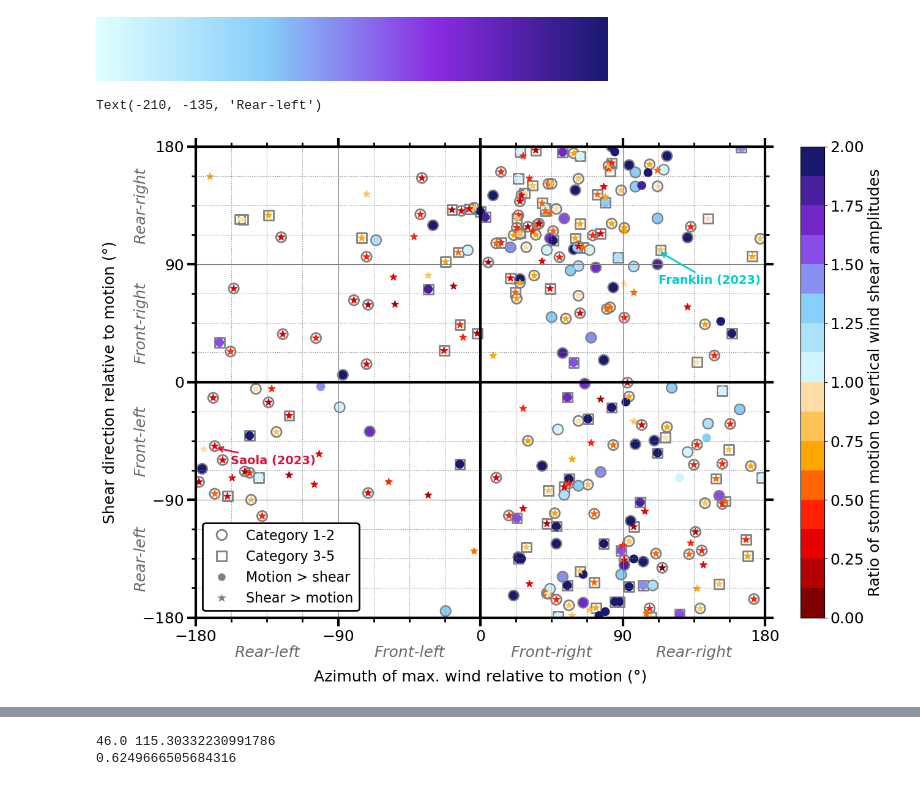
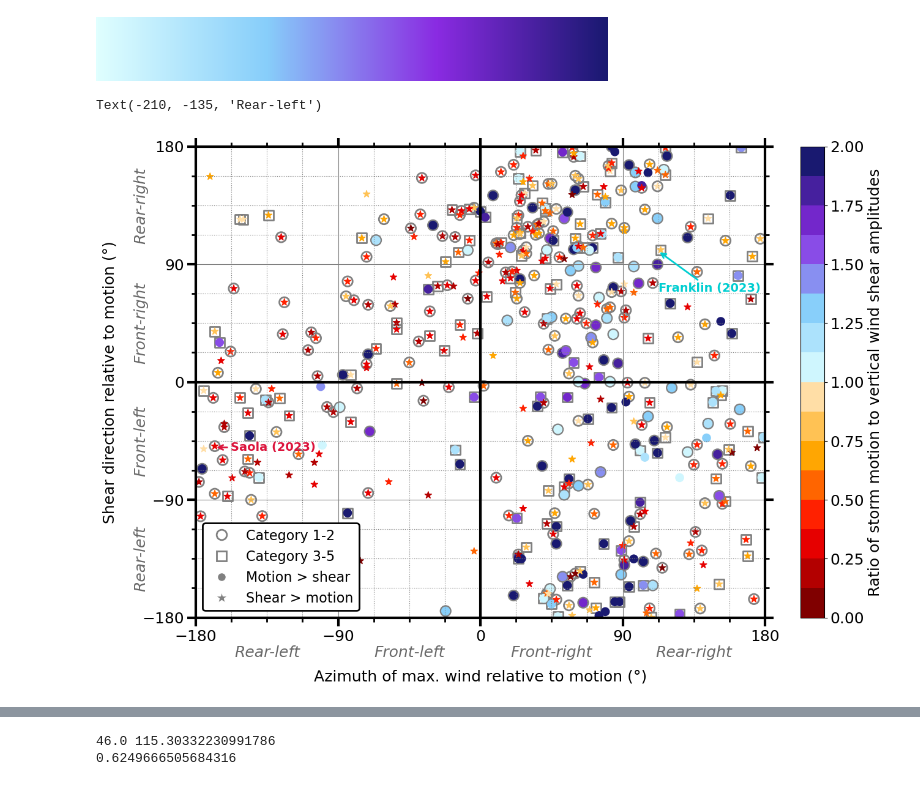
Before and after one commit to Arthur117/TCsLifeMonitFromObs, a Jupyter notebook: winddirection/PRJCT_TCBL/02_ASYMM_SHEAR_MOTION.ipynb, the cells around one changed output, grey strips where cells are left out. Saved outputs shown, nothing was run; the diff lists cells and outputs as text; code cells hidden in the pictures.

```diff
--- a/winddirection/PRJCT_TCBL/02_ASYMM_SHEAR_MOTION.ipynb
+++ b/winddirection/PRJCT_TCBL/02_ASYMM_SHEAR_MOTION.ipynb
@@ -409,8 +412,8 @@ array([ 0.   ,  0.125,  0.25 ,  0.375,  0.5  ,  0.625,  0.75 ,  0.875,
 dsa        = xr.merge([d.sel(time=dsa_raw.time), dsa_raw], join="inner")
 
 # Update Southern hemisphere storms
-dsa['storm_dir_adjusted']               = dsa['storm_dir_ibt'].copy(deep=True) # No change as I am not sure, just remove SH storms
-# dsa['storm_dir_adjusted'][dsa.lat < 0] += 180
+shear_sym      = (2 * dsa.storm_dir_ibt - dsa.wsd_pmd) % 360
+dsa['wsd_pmd'] = xr.where(dsa.lat < 0, shear_sym, dsa.wsd_pmd)
 
 # Transform r into r*
 dsa['rad'] = dsa['rad'] / dsa.rmx
@@ -420,10 +423,11 @@ for t in tqdm(range(len(dsa.time))):
 dsa_ = xr.concat(l_dsa_, dim='time')
 
 # FILTERS
-keep = (
-    # (dsa_.vts == 360)
-    (dsa_.lat > 0)
-    # (dsa.vmx > 33)
-)
+keep = True
+# keep = (
+#     # (dsa_.vts == 360)
+#     (dsa_.lat > 0)
+#     # (dsa.vmx > 33)
+# )
 dsa_['keep'] = keep
 # %%
@@ -895,7 +899,7 @@ ax1.axvspan(0, 1, color='lightgrey', alpha=0.7, label='_nolegend_', zorder=0)
 
 # Set plot 1 properties
 ax1.set_xlabel(r'Normalized radius $r_{*} = \frac{r}{R_{\text{max}}}$')
-ax1.set_ylabel(r'Asymmetry amplitude (m s$^{-1}$)')
+ax1.set_ylabel(r'Asymmetry phase (°)')
 ax1.axvline(1, c='k', linewidth=3)
 ax1.set_xlim(0, 12.5)
 # ax1.set_ylim(1.8, 6.4)
@@ -962,7 +966,7 @@ ax2.axvspan(0, 1, color='lightgrey', alpha=0.7, label='_nolegend_', zorder=0)
 
 # Set plot 2 properties
 ax2.set_xlabel(r'Normalized radius $r_{*} = \frac{r}{R_{\text{max}}}$')
-ax2.set_ylabel(r'Asymmetry amplitude (m s$^{-1}$)')
+ax2.set_ylabel(r'Asymmetry phase (°)')
 ax2.axvline(1, c='k', linewidth=3)
 ax2.set_xlim(0, 12.5)
 # ax2.set_ylim(1, 6.5)
@@ -992,7 +996,6 @@ legend2.get_frame().set_linewidth(2.0)
 for line, text in zip(legend2.get_lines(), legend2.get_texts()):
     text.set_color(line.get_color())
 
-
 # Final adjustments
 plt.tight_layout()
 # plt.show()
@@ -1010,6 +1013,13 @@ for t in tqdm(range(len(dsa.time))):
     # l_phs_max.append(float(dsa.isel(time=t).phs[dsa.isel(time=t).rad >= 1].isel(rad=dsa.isel(time=t).acn[dsa.isel(time=t).rad >= 1].argmax())))
     # l_phs_max.append(float(dsa.isel(time=t).phs[dsa.isel(time=t).rad >= 1][0]))
     dssa = xr.open_dataset((PTHS['sar_dir'] + dsa.isel(time=t).file_tcva).item()).isel(time=0)
+
+    # Mirror Southern hemisphere storms
+    if dssa.lat[0, 0] < 0:
+        dssa['theta'] = (-dssa['theta']) % 360  # Flip w.r.t storm motion
+        dssa          = dssa.sortby('theta')
+
+    # Append
     l_phs_max.append(float(dssa.sel(rad=dsa.isel(time=t).rmx).wind_speed.idxmax()))
     dssa.close()
 dsa['phs_max'] = xr.DataArray(l_phs_max, coords={'time': dsa.time})
@@ -1207,7 +1217,7 @@ cat35 = dsa.where((dsa.vmx_2d >= 50) & keep, drop=True)
 # Category 1 and 2
 plt.scatter(
     xr.where(np.rad2deg(cat12.phs_max) < 180, np.rad2deg(cat12.phs_max), np.rad2deg(cat12.phs_max) - 360),
-    xr.where((cat12.wsd_pmd - cat12.storm_dir_adjusted) % 360 < 180, (cat12.wsd_pmd - cat12.storm_dir_adjusted) % 360, (cat12.wsd_pmd - cat12.storm_dir_adjusted) % 360 - 360),
+    xr.where((cat12.wsd_pmd - cat12.storm_dir_ibt) % 360 < 180, (cat12.wsd_pmd - cat12.storm_dir_ibt) % 360, (cat12.wsd_pmd - cat12.storm_dir_ibt) % 360 - 360),
     marker='o',  # Cercle
     facecolors='none',  # Pas de remplissage
     edgecolors='grey', # Bordure noire
@@ -1218,7 +1228,7 @@ plt.scatter(
 # Category 3 and higher
 plt.scatter(
     xr.where(np.rad2deg(cat35.phs_max) < 180, np.rad2deg(cat35.phs_max), np.rad2deg(cat35.phs_max) - 360),
-    xr.where((cat35.wsd_pmd - cat35.storm_dir_adjusted) % 360 < 180, (cat35.wsd_pmd - cat35.storm_dir_adjusted) % 360, (cat35.wsd_pmd - cat35.storm_dir_adjusted) % 360 - 360),
+    xr.where((cat35.wsd_pmd - cat35.storm_dir_ibt) % 360 < 180, (cat35.wsd_pmd - cat35.storm_dir_ibt) % 360, (cat35.wsd_pmd - cat35.storm_dir_ibt) % 360 - 360),
     marker='s', # Carré
     facecolors='none',
     edgecolors='grey',
@@ -1232,7 +1242,7 @@ plt.scatter(
 # Cases
 # plt.scatter(
 #     xr.where(np.rad2deg(A.phs_max) < 180, np.rad2deg(A.phs_max), np.rad2deg(A.phs_max) - 360),\
-#     xr.where((A.wsd_pmd - A.storm_dir_adjusted) % 360 < 180, (A.wsd_pmd - A.storm_dir_adjusted) % 360, (A.wsd_pmd - A.storm_dir_adjusted) % 360 - 360), \
+#     xr.where((A.wsd_pmd - A.storm_dir_ibt) % 360 < 180, (A.wsd_pmd - A.storm_dir_ibt) % 360, (A.wsd_pmd - A.storm_dir_ibt) % 360 - 360), \
 #     marker='o',  # Cercle
 #     facecolors='none',  # Pas de remplissage
 #     edgecolors='cyan', # Bordure noire
@@ -1240,7 +1250,7 @@ plt.scatter(
 # )
 # plt.scatter(
 #     xr.where(np.rad2deg(B.phs_max) < 180, np.rad2deg(B.phs_max), np.rad2deg(B.phs_max) - 360),\
-#     xr.where((B.wsd_pmd - B.storm_dir_adjusted) % 360 < 180, (B.wsd_pmd - B.storm_dir_adjusted) % 360, (B.wsd_pmd - B.storm_dir_adjusted) % 360 - 360), \
+#     xr.where((B.wsd_pmd - B.storm_dir_ibt) % 360 < 180, (B.wsd_pmd - B.storm_dir_ibt) % 360, (B.wsd_pmd - B.storm_dir_ibt) % 360 - 360), \
 #     marker='o',  # Cercle
 #     facecolors='none',  # Pas de remplissage
 #     edgecolors='r', # Bordure noire
@@ -1250,7 +1260,7 @@ plt.scatter(
 # Pour le Cas A (Cyan)
 plt.annotate('Franklin (2023)',
              xy=(112.5, 100),
-             xytext=(112.5 , 100 - 25),
+             xytext=(112.5 , 100 - 31),
              arrowprops=dict(arrowstyle='->', color='darkturquoise', lw=2),
              color='darkturquoise', fontweight='bold',
              fontsize=14)
@@ -1258,7 +1268,7 @@ plt.annotate('Franklin (2023)',
 # Pour le Cas B (Rouge)
 plt.annotate('Saola (2023)',
              xy=(-168, -50),
-             xytext=(-158 , -50 - 10),
+             xytext=(-158 , -50),
              arrowprops=dict(arrowstyle='->', color='crimson', lw=2),
              color='crimson', fontweight='bold',
              fontsize=14,
@@ -1267,7 +1277,7 @@ plt.annotate('Saola (2023)',
 
 
 # Motion dominates over shear
-relShrDir_mot = (dsa_mot.wsd_pmd - dsa_mot.storm_dir_adjusted) % 360
+relShrDir_mot = (dsa_mot.wsd_pmd - dsa_mot.storm_dir_ibt) % 360
 plt.scatter(
     xr.where(np.rad2deg(dsa_mot.phs_max) < 180, np.rad2deg(dsa_mot.phs_max), np.rad2deg(dsa_mot.phs_max) - 360),\
     xr.where(relShrDir_mot < 180, relShrDir_mot, relShrDir_mot - 360), \
@@ -1282,7 +1292,7 @@ plt.scatter(
 )
 
 # Shear dominates over motion
-relShrDir_shr = (dsa_shr.wsd_pmd - dsa_shr.storm_dir_adjusted) % 360
+relShrDir_shr = (dsa_shr.wsd_pmd - dsa_shr.storm_dir_ibt) % 360
 plt.scatter(
     xr.where(np.rad2deg(dsa_shr.phs_max) < 180, np.rad2deg(dsa_shr.phs_max), np.rad2deg(dsa_shr.phs_max) - 360),\
     xr.where(relShrDir_shr < 180, relShrDir_shr, relShrDir_shr - 360), \
@@ -1341,35 +1351,35 @@ ax.spines['top'].set_visible(True)
 # Set the tick parameters for all axes
 ax.tick_params(which='major', width=3, length=10) # Set tick width and length for major ticks
 ax.tick_params(which='minor', width=2, length=5) # Set tick width and length for minor ticks
 ax.tick_params(axis='x', which='both', top=True) # Add ticks to the top x-axis
 ax.tick_params(axis='y', which='both', right=True) # Add ticks to the right y-axis
 
 # Ajouter les étiquettes de quadrants
 # x-axis
 ax.text(-135, -210, 'Rear-left',   ha='center', style='italic', color='dimgrey')
 ax.text(-45,  -210, 'Front-left',  ha='center', style='italic', color='dimgrey')
 ax.text(45,   -210, 'Front-right', ha='center', style='italic', color='dimgrey')
 ax.text(135,  -210, 'Rear-right',  ha='center', style='italic', color='dimgrey')
 # y-avis
 ax.text(-210, 135,  'Rear-right',  ha='right', va='center', rotation=90, style='italic', color='dimgrey')
 ax.text(-210, 45,   'Front-right', ha='right', va='center', rotation=90, style='italic', color='dimgrey')
 ax.text(-210, -45,  'Front-left',  ha='right', va='center', rotation=90, style='italic', color='dimgrey')
 ax.text(-210, -135, 'Rear-left',   ha='right', va='center', rotation=90, style='italic', color='dimgrey')
 
 # plt.scatter(
-#     (dsa_shr.wsd_pmd - dsa_shr.storm_dir_adjusted) % 360, \
+#     (dsa_shr.wsd_pmd - dsa_shr.storm_dir_ibt) % 360, \
 #     np.rad2deg(dsa_shr.phs_max) % 360,\
 #     c=dsa_shr.t_since_lmi_ibt / 3600,
 #     cmap=plt.get_cmap('coolwarm'),
 #     vmin=-72,
 #     vmax=72
 # )
 
 # # Save
 # plt.savefig(PTHS['sav_dir'] + 'asym_loc_SAR_max.png', bbox_inches='tight')
 # %% [output]
 Text(-210, -135, 'Rear-left')
-[figure, old version]
+[figure, new version]
 # %%
 # x = xr.where(np.rad2deg(dsa_shr.phs_max) < 180, np.rad2deg(dsa_shr.phs_max), np.rad2deg(dsa_shr.phs_max) - 360)
 # a = dsa_shr.where(x < -30, drop=True)
```
Also changed, not shown: parts of 16 cells of this notebook.
